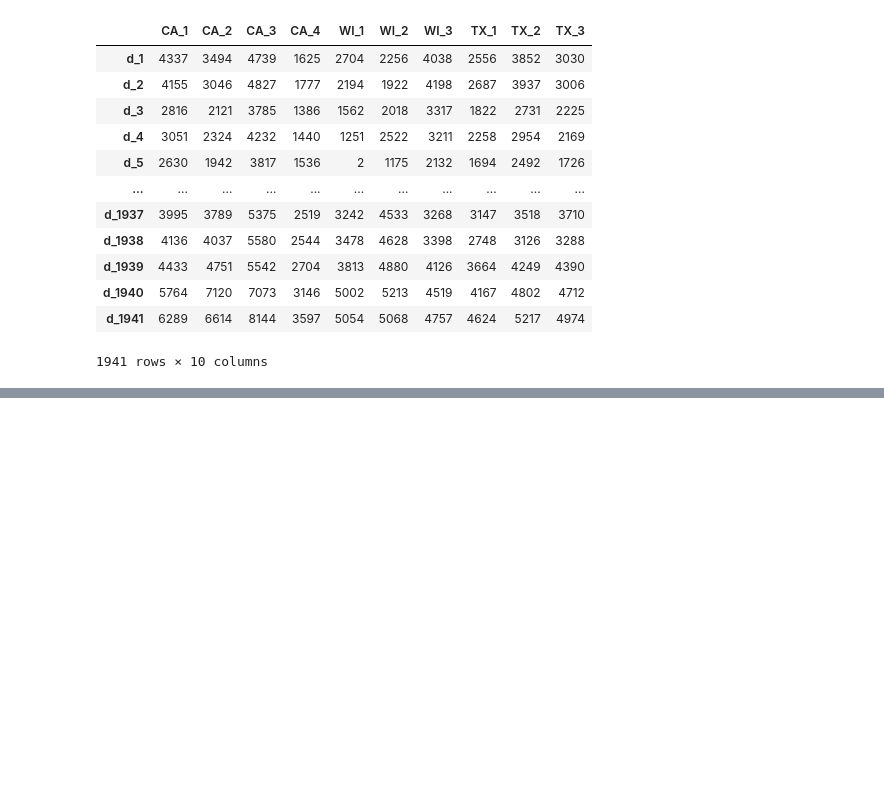
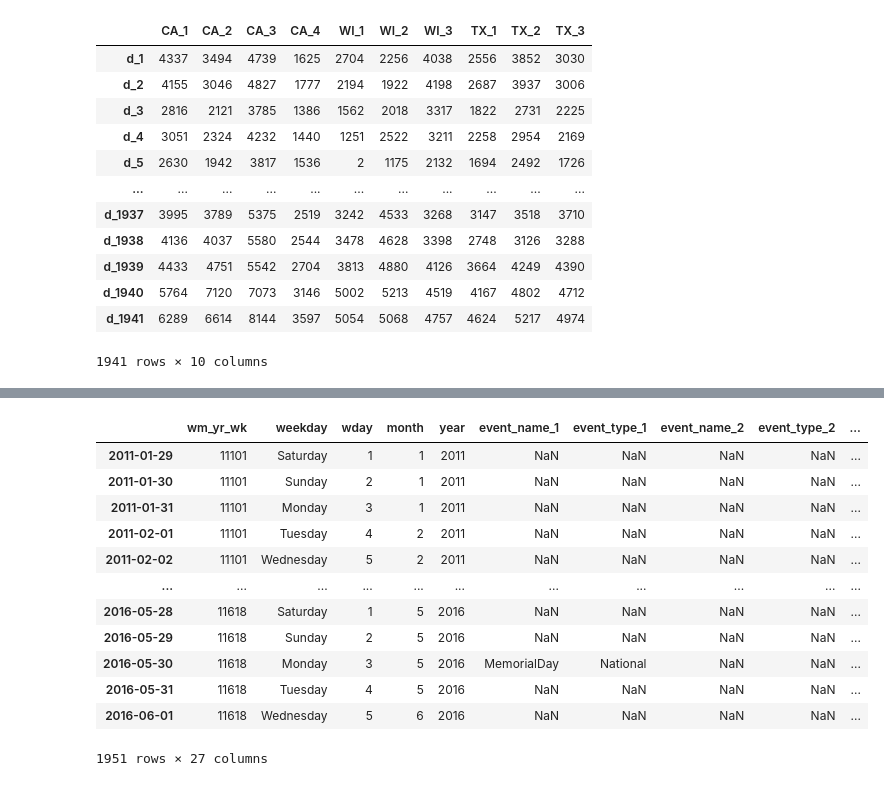
Before and after one commit to ngkhiem97/Walmart-Strategic-Sales-Forecasting, a Jupyter notebook: notebooks/Data Segmentation Workbook.ipynb, the cells around one changed output, grey strips where cells are left out. Drawn from its saved outputs; the diff is of its cells as text; code cells hidden in the pictures; blank space fills up the shorter version.

```diff
--- a/notebooks/Data Segmentation Workbook.ipynb
+++ b/notebooks/Data Segmentation Workbook.ipynb
@@ -93,0 +113,36 @@ fig.show()
+# %%
+calendar_trends = pd.read_csv('../data/raw/google_trends/calendar_data_expanded.csv')
+calendar_cpi_unemp = pd.read_csv('../data/raw/Calendar_with_CPI_UNEMP.csv')
+calendar_cpi_unemp = calendar_cpi_unemp[calendar_cpi_unemp.columns[1:]]
+calendar_gas = pd.read_csv('../data/raw/PET_PRI_GND_DCUS_NUS_W.csv')
+
+calendar_data_list = [calendar_trends, calendar_cpi_unemp, calendar_gas]
+updated_calendar_data_list = []
+for calendar in calendar_data_list:
+    try:
+        calendar.set_index(pd.DatetimeIndex(calendar.date), drop=True, inplace=True)
+        calendar.drop(columns=['date', 'd'], inplace=True)
+        updated_calendar_data_list.append(calendar)
+    except AttributeError:
+        calendar.set_index(pd.DatetimeIndex(calendar.Date), drop=True, inplace=True)
+        calendar.drop(columns=['Date'], inplace=True)
+        calendar = calendar.resample('1D').ffill()['A1']
+        updated_calendar_data_list.append(calendar)
+
+calendar_data = pd.concat(updated_calendar_data_list, join='inner', axis=1)
+calendar_data = calendar_data.loc[:, ~calendar_data.columns.duplicated()]
+calendar_data
+# %% [output]
+|  | wm_yr_wk | weekday | wday | month | year | event_name_1 | event_type_1 | event_name_2 | event_type_2 | ... |
+| 2011-01-29 | 11101 | Saturday | 1 | 1 | 2011 | NaN | NaN | NaN | NaN | ... |
+| 2011-01-30 | 11101 | Sunday | 2 | 1 | 2011 | NaN | NaN | NaN | NaN | ... |
+| 2011-01-31 | 11101 | Monday | 3 | 1 | 2011 | NaN | NaN | NaN | NaN | ... |
+| 2011-02-01 | 11101 | Tuesday | 4 | 2 | 2011 | NaN | NaN | NaN | NaN | ... |
+| 2011-02-02 | 11101 | Wednesday | 5 | 2 | 2011 | NaN | NaN | NaN | NaN | ... |
+| ... | ... | ... | ... | ... | ... | ... | ... | ... | ... | ... |
+| 2016-05-28 | 11618 | Saturday | 1 | 5 | 2016 | NaN | NaN | NaN | NaN | ... |
+| 2016-05-29 | 11618 | Sunday | 2 | 5 | 2016 | NaN | NaN | NaN | NaN | ... |
+| 2016-05-30 | 11618 | Monday | 3 | 5 | 2016 | MemorialDay | National | NaN | NaN | ... |
+| 2016-05-31 | 11618 | Tuesday | 4 | 5 | 2016 | NaN | NaN | NaN | NaN | ... |
+| 2016-06-01 | 11618 | Wednesday | 5 | 6 | 2016 | NaN | NaN | NaN | NaN | ... |
+1951 rows × 27 columns
```
Also changed, not shown: parts of 11 cells of this notebook.
